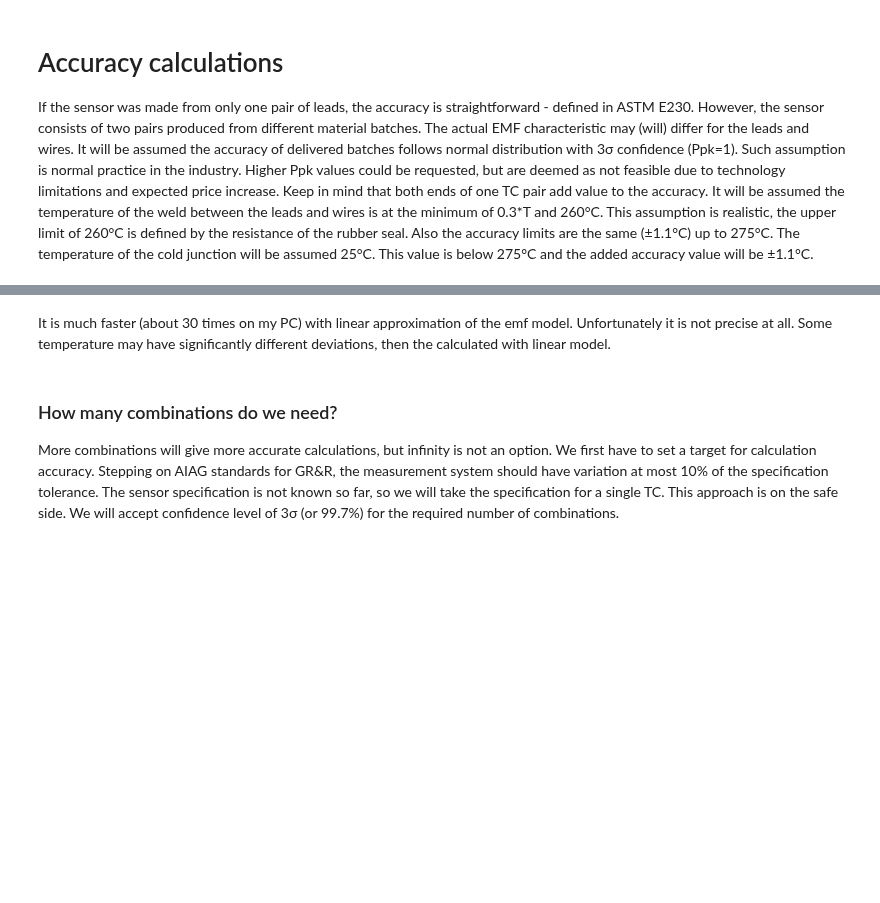
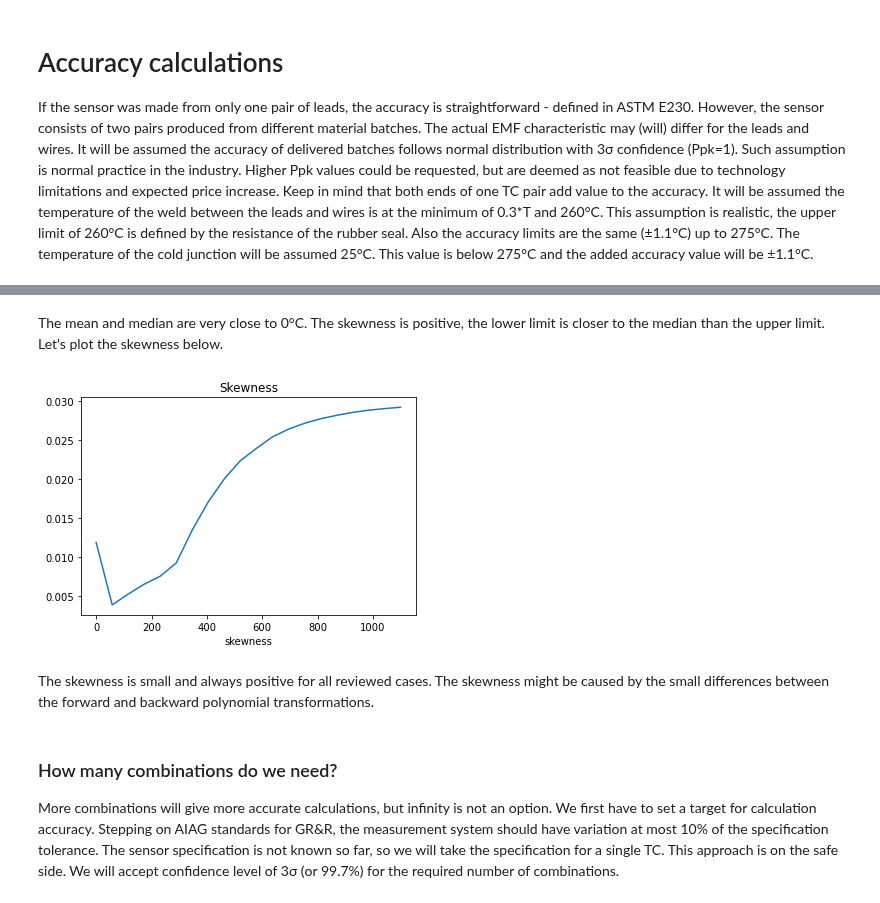
Before and after one commit to Chehlarov/Math-for-devs, a Jupyter notebook: 99 - TC project/N-type thermocouple accuracy calculation using Monte Carlo.ipynb, the cells around one changed output, grey strips where cells are left out. Drawn from its saved outputs; the diff is of its cells as text; code cells hidden in the pictures; blank space fills up the shorter version.

```diff
--- a/99 - TC project/N-type thermocouple accuracy calculation using Monte Carlo.ipynb
+++ b/99 - TC project/N-type thermocouple accuracy calculation using Monte Carlo.ipynb
@@ -256,5 +277,21 @@ The expected deviation at 1000°C is within -0.01±4.42°C with 3σ confidence.
-# %% [markdown]
-It is much faster (about 30 times on my PC) with linear approximation of the emf model. Unfortunately it is not precise at all. Some temperature may have significantly different deviations, then the calculated with linear model.
+# %% [markdown]
+The mean and median are very close to 0°C. The skewness is positive, the lower limit is closer to the median than the upper limit. Let's plot the skewness below.
+# %%
+x = np.linspace(0, 1100, 20)
+skewnesses = []
+for t in x:
+    pool = generate_monte_carlo(t)
+    s = skew(pool)
+    skewnesses.append(s)
+plt.title("Skewness")
+plt.xlabel("temperature, °C")
+plt.xlabel("skewness")
+plt.plot(x, skewnesses)
+plt.show()
+# %% [output]
+[figure, added]
+# %% [markdown]
+The skewness is small and always positive for all reviewed cases. The skewness might be caused by the small differences between the forward and backward polynomial transformations.
 # %% [markdown]
 ### How many combinations do we need?
 More combinations will give more accurate calculations, but infinity is not an option. We first have to set a target for calculation accuracy. Stepping on AIAG standards for GR&R, the measurement system should have variation at most 10% of the specification tolerance. The sensor specification is not known so far, so we will take the specification for a single TC. This approach is on the safe side. We will accept confidence level of 3σ (or 99.7%) for the required number of combinations.
```
Also changed, not shown: parts of 18 cells of this notebook.
